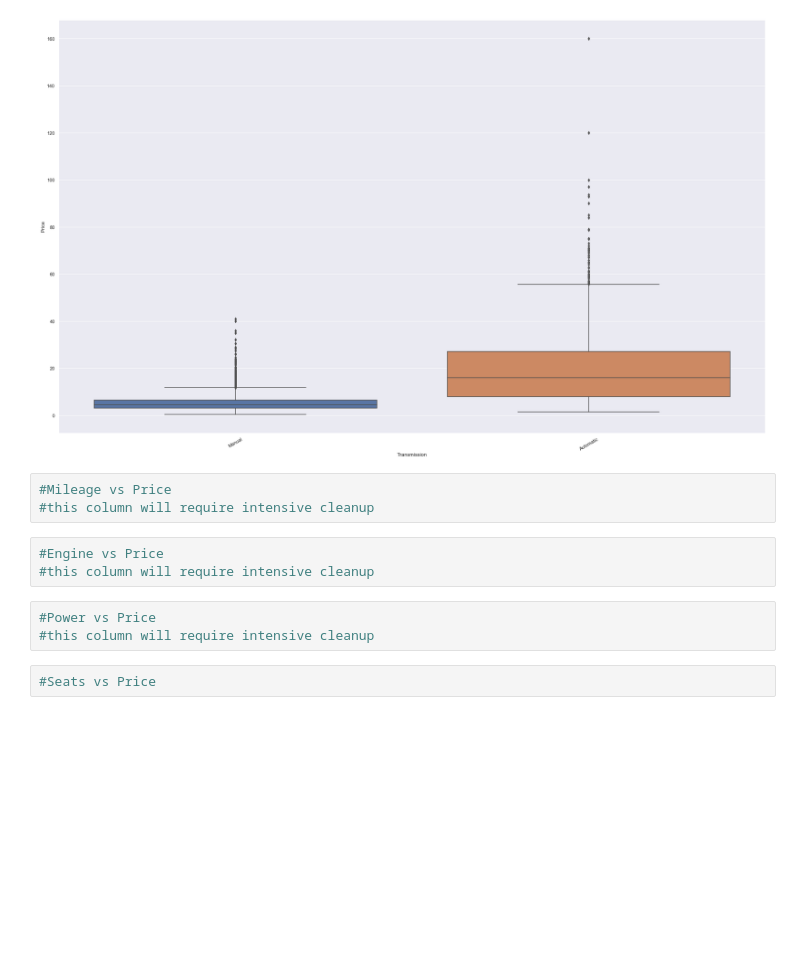
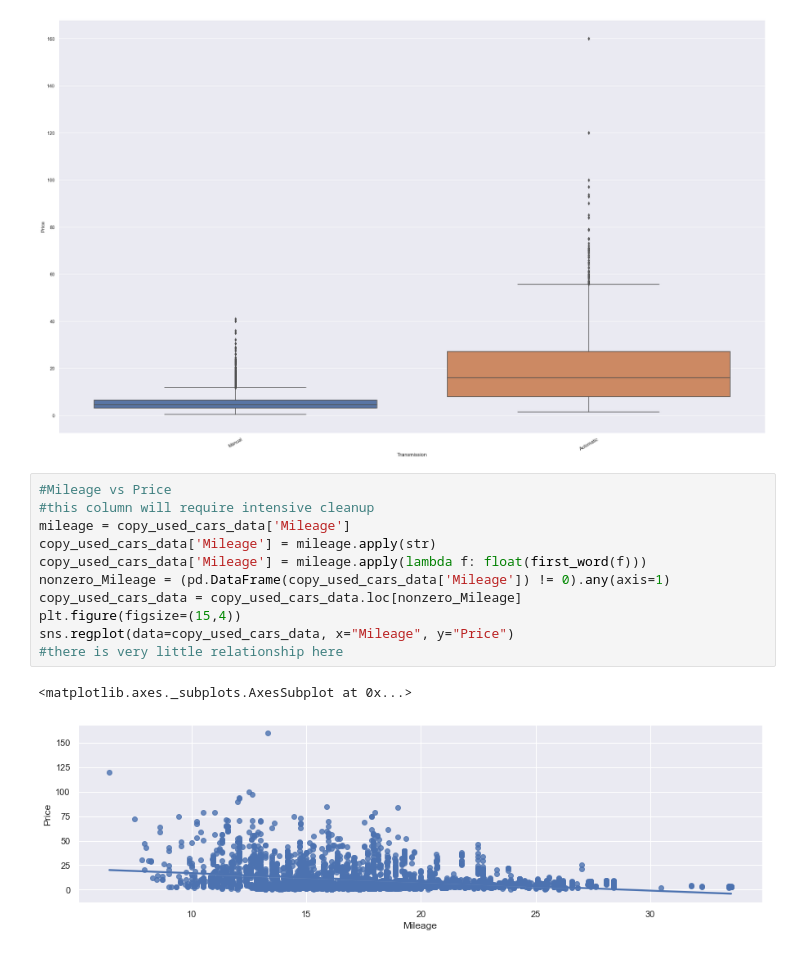
Before and after one commit to KyLarson-Research/Cars4U, a Jupyter notebook: Cars4U.ipynb, the cells around one changed output. Saved outputs shown, nothing was run; the diff lists cells and outputs as text; blank space fills up the shorter version.

Commit message:
finished visualizations and started the ML RFR

```diff
--- a/Cars4U.ipynb
+++ b/Cars4U.ipynb
@@ -207,14 +207,17 @@ ax.set_xticklabels(ax.get_xticklabels(),rotation=30)
 # %% [output]
 [Text(0, 0, 'Manual'), Text(0, 0, 'Automatic')]
 [figure]
-# %%
-#Mileage vs Price
-#this column will require intensive cleanup
-# %%
-#Engine vs Price
-#this column will require intensive cleanup
-# %%
-#Power vs Price
-#this column will require intensive cleanup
-# %%
-#Seats vs Price
+# %%
+#Mileage vs Price
+#this column will require intensive cleanup
+mileage = copy_used_cars_data['Mileage']
+copy_used_cars_data['Mileage'] = mileage.apply(str)
+copy_used_cars_data['Mileage'] = mileage.apply(lambda f: float(first_word(f)))
+nonzero_Mileage = (pd.DataFrame(copy_used_cars_data['Mileage']) != 0).any(axis=1)
+copy_used_cars_data = copy_used_cars_data.loc[nonzero_Mileage]
+plt.figure(figsize=(15,4))
+sns.regplot(data=copy_used_cars_data, x="Mileage", y="Price")
+#there is very little relationship here
+# %% [output]
+<matplotlib.axes._subplots.AxesSubplot at 0x...>
+[figure, added]
```
Also changed, not shown: parts of 11 cells of this notebook.
